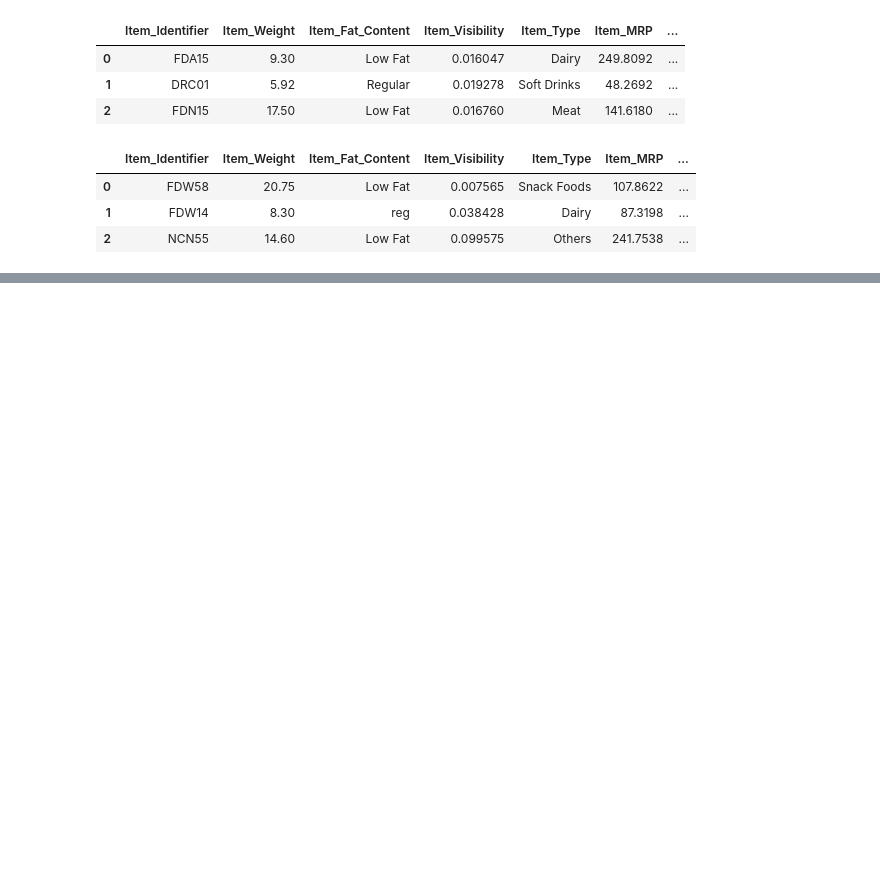
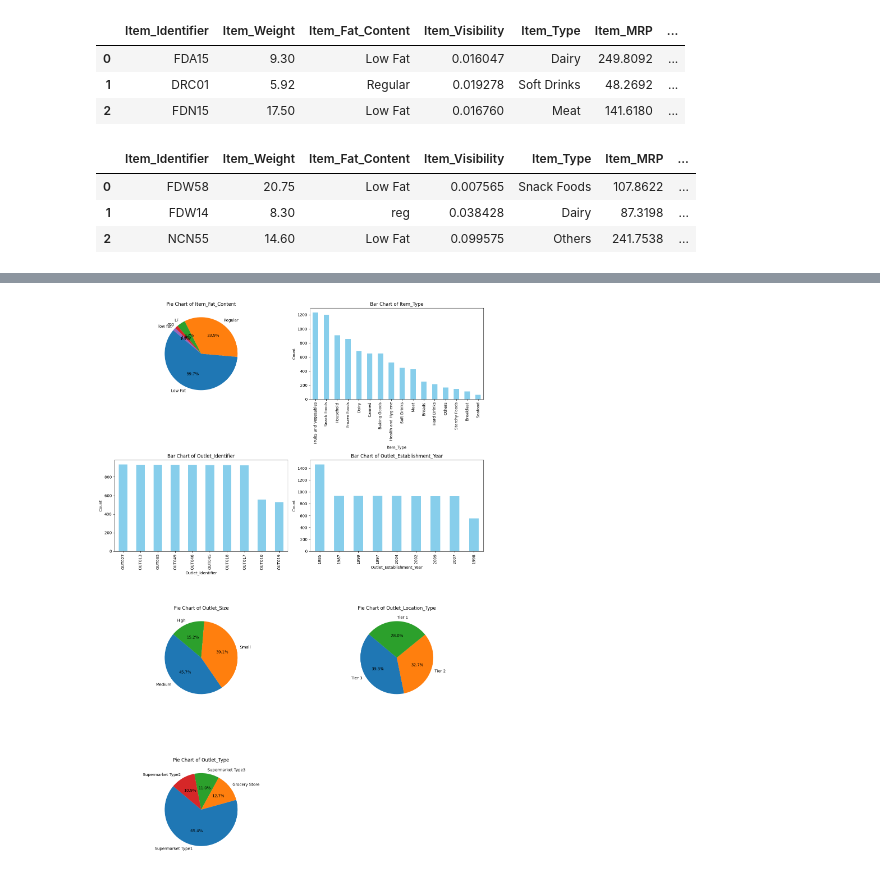
Before and after one commit to arjunjanamatti/big_mart_sales_prediction, a Jupyter notebook: sales_prediction.ipynb, the cells around one changed output, grey strips where cells are left out. Drawn from its saved outputs; the diff is of its cells as text; code cells hidden in the pictures; blank space fills up the shorter version.

```diff
--- a/sales_prediction.ipynb
+++ b/sales_prediction.ipynb
@@ -25,0 +214,31 @@ test_df.head(3)
+# %%
+
+# Identify columns with < 20 unique values
+columns_to_plot = [col for col in train_df.columns if train_df[col].nunique() < 20]
+
+# Plot two charts per row
+num_cols = 2
+num_rows = (len(columns_to_plot) + 1) // num_cols
+fig, axes = plt.subplots(num_rows, num_cols, figsize=(14, 5 * num_rows))
+
+for idx, col in enumerate(columns_to_plot):
+    row, col_idx = divmod(idx, num_cols)
+    ax = axes[row, col_idx] if num_rows > 1 else axes[col_idx]
+    counts = train_df[col].value_counts()
+    if train_df[col].nunique() <= 5:
+        ax.pie(counts, labels=counts.index, autopct='%1.1f%%', startangle=140)
+        ax.set_title(f'Pie Chart of {col}')
+    else:
+        counts.plot(kind='bar', color='skyblue', ax=ax)
+        ax.set_title(f'Bar Chart of {col}')
+        ax.set_ylabel('Count')
+        ax.set_xticklabels(counts.index, rotation=90)
+
+# Hide any unused subplot
+if len(columns_to_plot) % 2 != 0:
+    axes[-1, -1].axis('off')
+
+plt.tight_layout()
+plt.show()
+# %% [output]
+[figure, added]
```
Also changed, not shown: parts of 16 cells of this notebook.
